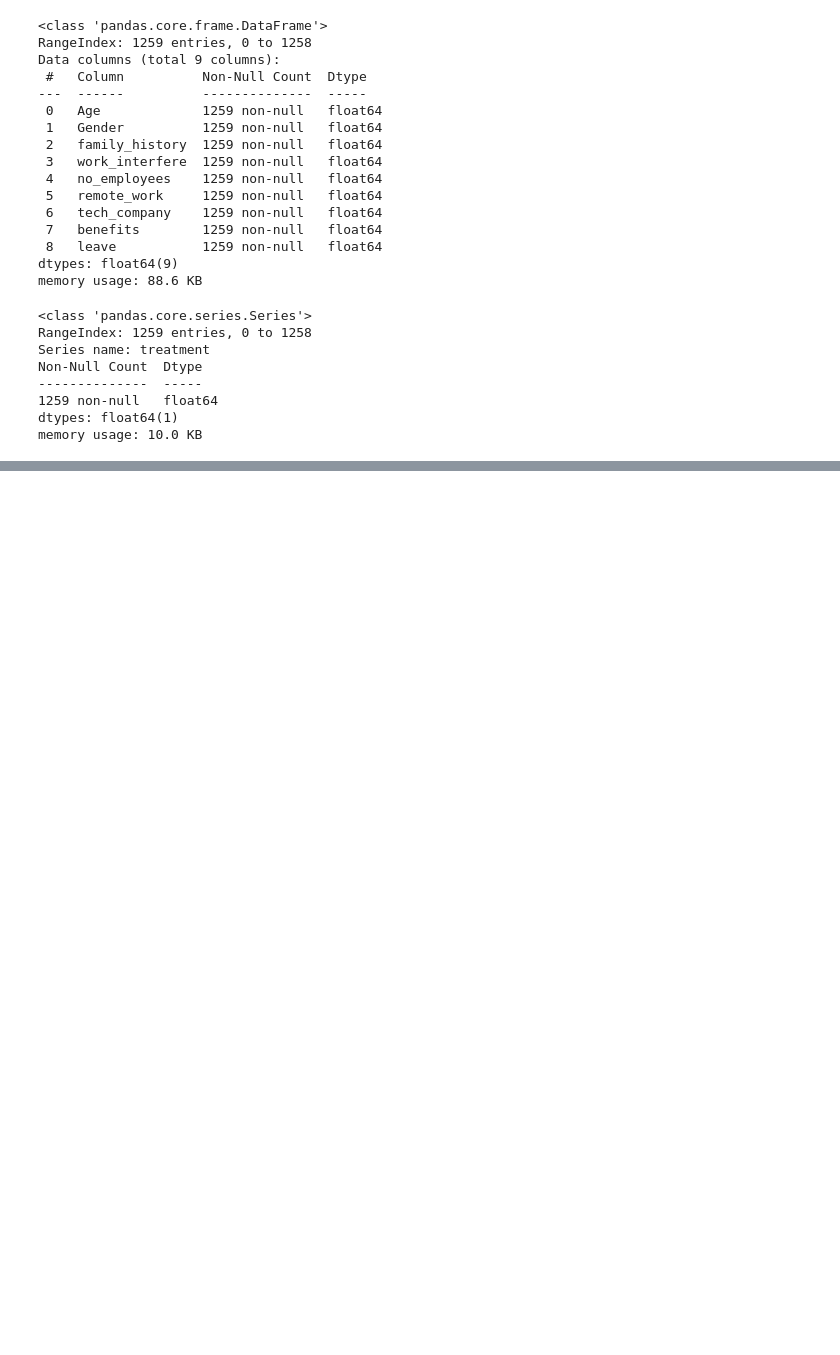
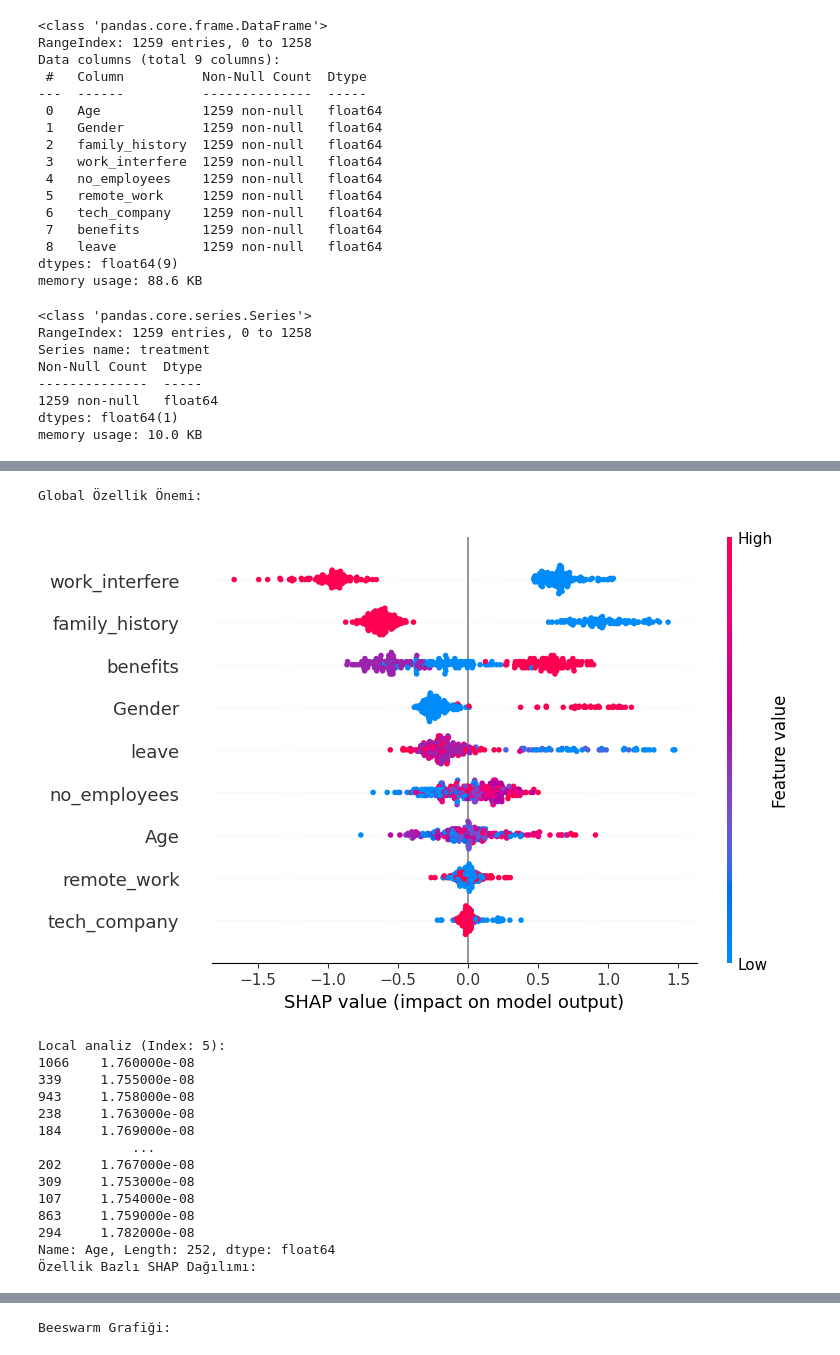
Before and after one commit to Suedaern/Data-Mining-Project, a Jupyter notebook: data_mining.ipynb, the cells around one changed output, grey strips where cells are left out. Drawn from its saved outputs; the diff is of its cells as text; code cells hidden in the pictures; blank space fills up the shorter version.

Commit message:
Shap Analizi eklendi

```diff
--- a/data_mining.ipynb
+++ b/data_mining.ipynb
@@ -848,0 +872,45 @@ metrics_df
+# %%
+import shap
+import numpy as np
+# SHAP Değerleri Hesaplama
+explainer = shap.TreeExplainer(catboost_model)
+shap_values = explainer.shap_values(X_test)
+
+# Global Özellik Önem Analizi
+print("Global Özellik Önemi:")
+shap.summary_plot(shap_values, X_test, feature_names=X.columns)
+
+sample_index = 5  # Test setindeki 5. eleman
+print(f"Local analiz (Index: {sample_index}):")
+shap.force_plot(
+    explainer.expected_value,
+    shap_values[sample_index],
+    X_test.iloc[sample_index],
+    feature_names=X.columns
+)
+
+print(X_test["Age"])
+# Özellik Bazlı SHAP Dağılımı
+print("Özellik Bazlı SHAP Dağılımı:")
+shap.dependence_plot("Age", shap_values, X_test, feature_names=X.columns)
+
+# Beeswarm Grafiği
+print("Beeswarm Grafiği:")
+shap.summary_plot(shap_values, X_test, plot_type="bar", feature_names=X.columns)
+# %% [output]
+Global Özellik Önemi:
+[figure, added]
+Local analiz (Index: 5):
+1066    1.760000e-08
+339     1.755000e-08
+943     1.758000e-08
+238     1.763000e-08
+184     1.769000e-08
+            ...
+202     1.767000e-08
+309     1.753000e-08
+107     1.754000e-08
+863     1.759000e-08
+294     1.782000e-08
+Name: Age, Length: 252, dtype: float64
+Özellik Bazlı SHAP Dağılımı:
@@ -848,0 +918 @@ metrics_df
+Beeswarm Grafiği:
```
Also changed, not shown: parts of 15 cells of this notebook.
